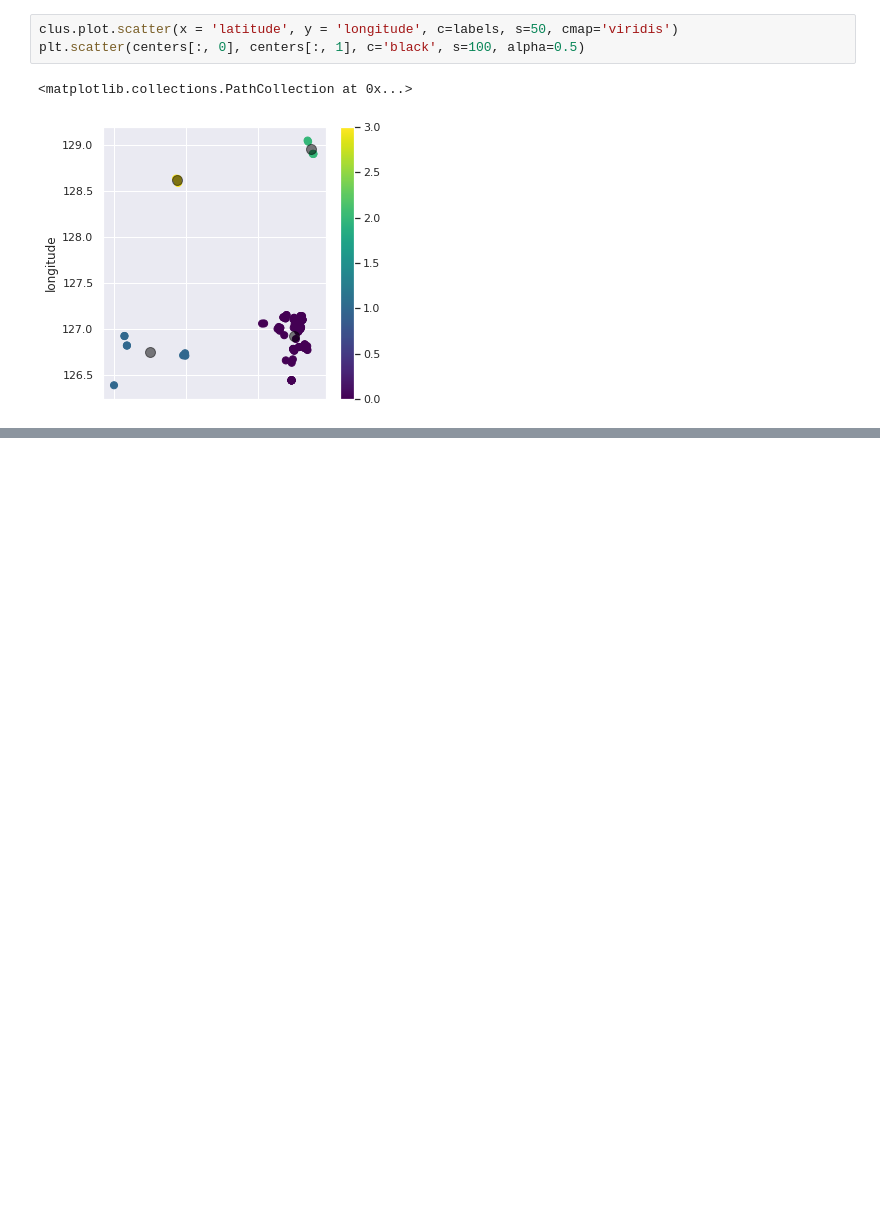
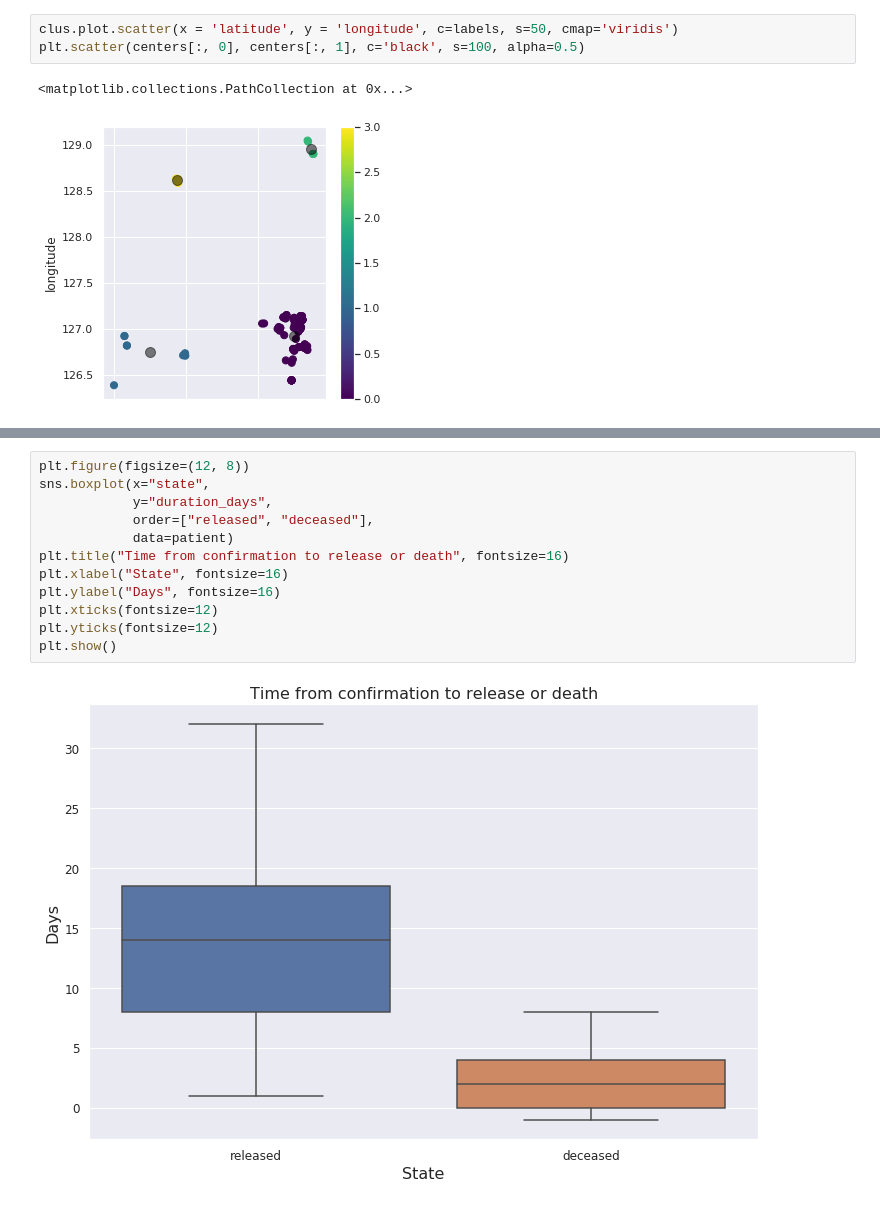
Before and after one commit to Shaheer-Imam/Corona-Virus-Analysis, a Jupyter notebook: Corona_Virus_Analysis.ipynb, the cells around one changed output, grey strips where cells are left out. Cells and saved outputs as stored; diff of their text form; blank space fills up the shorter version.

```diff
--- a/Corona_Virus_Analysis.ipynb
+++ b/Corona_Virus_Analysis.ipynb
@@ -400,0 +423,14 @@ southkorea_map
+# %%
+plt.figure(figsize=(12, 8))
+sns.boxplot(x="state",
+            y="duration_days",
+            order=["released", "deceased"],
+            data=patient)
+plt.title("Time from confirmation to release or death", fontsize=16)
+plt.xlabel("State", fontsize=16)
+plt.ylabel("Days", fontsize=16)
+plt.xticks(fontsize=12)
+plt.yticks(fontsize=12)
+plt.show()
+# %% [output]
+[figure, added]
```
Also changed, not shown: parts of 8 cells of this notebook.
